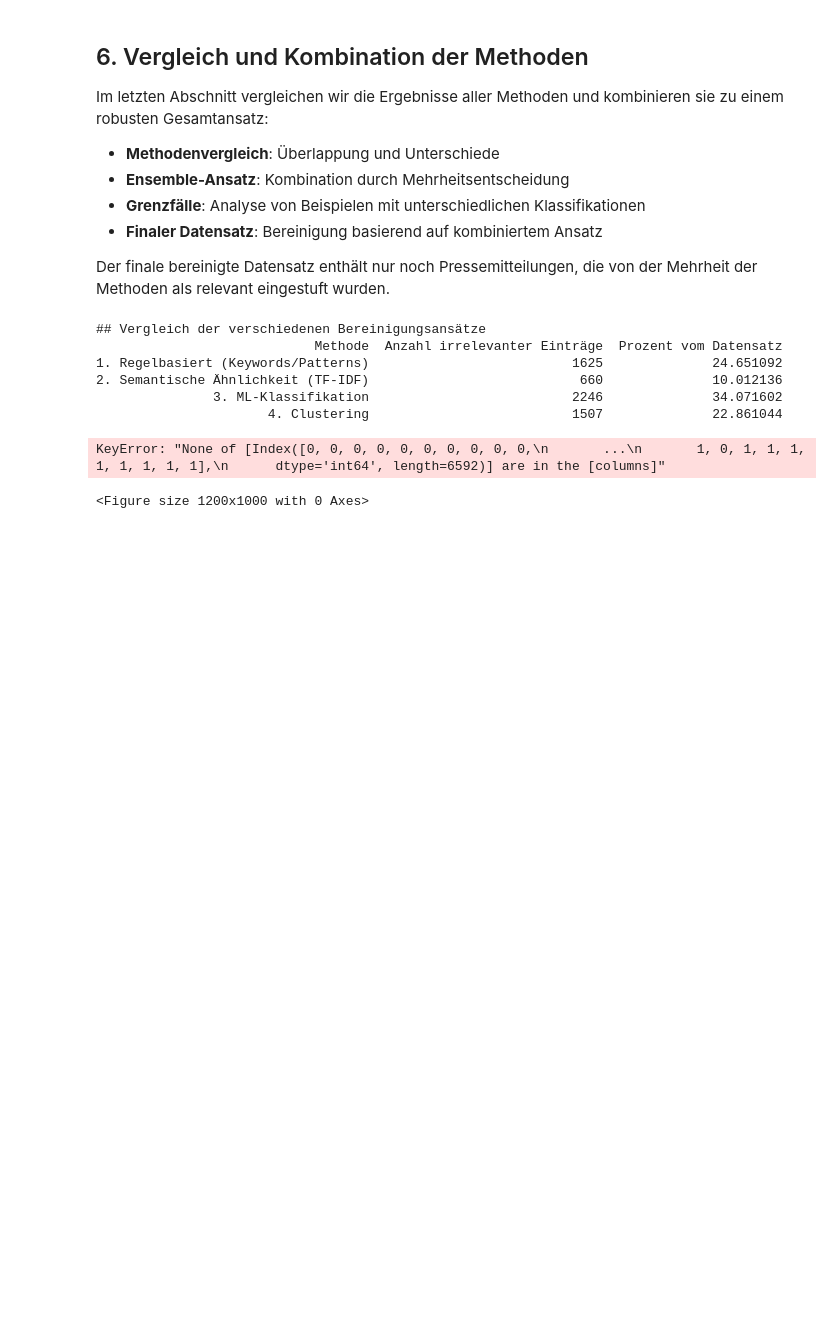
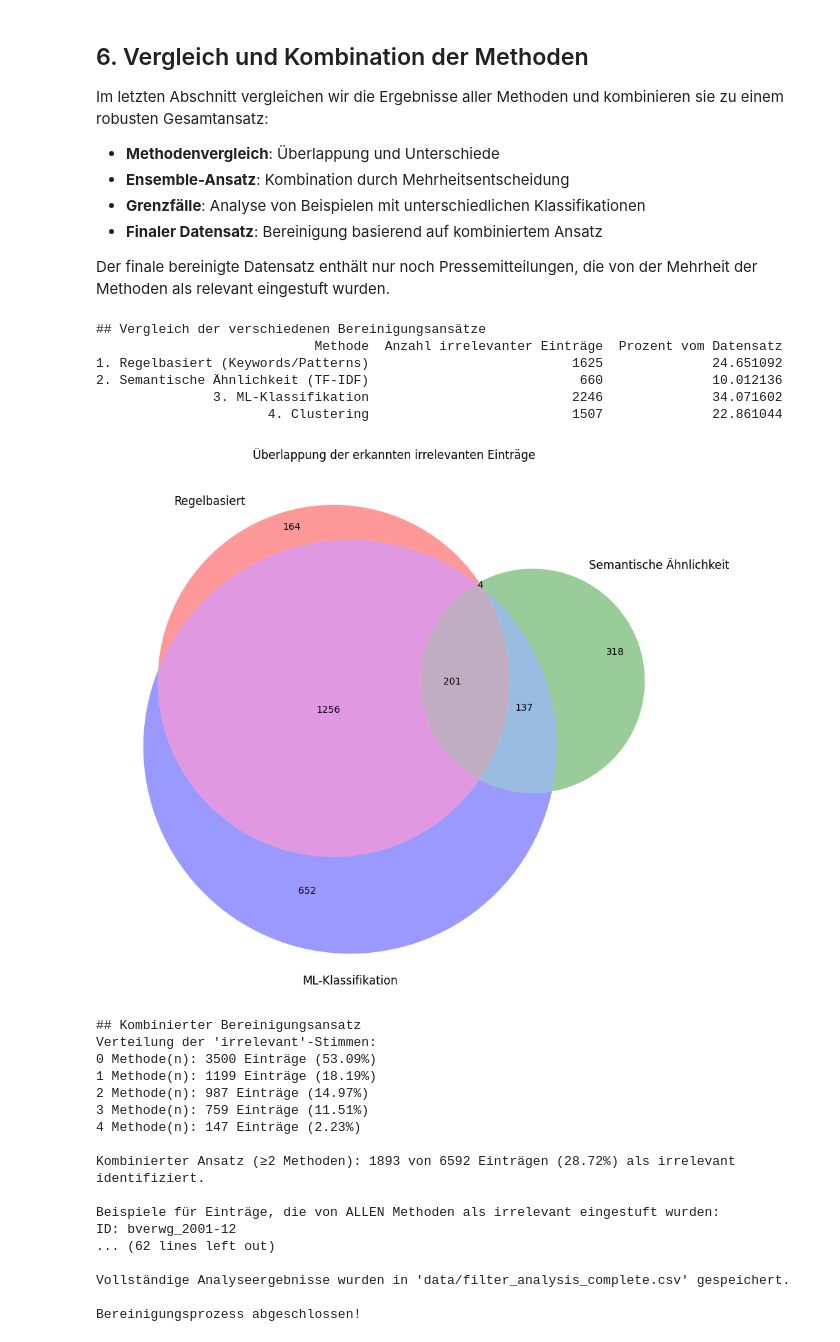
Before and after one commit to SebastianNagl/CourtPressGER, a Jupyter notebook: bereinigung.ipynb, the cells around one changed output. Saved outputs shown, nothing was run; the diff lists cells and outputs as text; code cells hidden in the pictures; blank space fills up the shorter version.

```diff
--- a/bereinigung.ipynb
+++ b/bereinigung.ipynb
@@ -941,7 +958,8 @@ from matplotlib_venn import venn3, venn3_circles
 # Erstelle Sets der irrelevanten Einträge für jede Methode
 rule_based_set = set(df[df['is_announcement_rule']].index)
 similarity_set = set(df[df['is_dissimilar_tfidf']].index)
-ml_set = set(df[df['is_irrelevant_ml']].index)
+# Konvertiere Integer-Werte zu Boolean für die Filterung
+ml_set = set(df[df['is_irrelevant_ml'] == 1].index)
 
 # Venn-Diagramm zeichnen
 venn = venn3(
@@ -991,7 +1009,7 @@ for _, row in borderline_cases.iterrows():
     print(f"ID: {row['id']}")
     print(f"Regelbasiert: {'Ja' if row['is_announcement_rule'] else 'Nein'}, "
           f"TF-IDF unähnlich: {'Ja' if row['is_dissimilar_tfidf'] else 'Nein'}, "
-          f"ML: {'Ja' if row['is_irrelevant_ml'] else 'Nein'}, "
+          f"ML: {'Ja' if row['is_irrelevant_ml'] == 1 else 'Nein'}, "
           f"Cluster: {'Ja' if row['is_irrelevant_cluster'] else 'Nein'}")
     print(f"Pressemitteilung (Anfang): {row['summary'][:200]}...")
     print("-" * 80)
@@ -1001,32 +1019,70 @@ for _, row in borderline_cases.iterrows():
 # Bereinigten Datensatz erstellen
 cleaned_df = df[~df['is_irrelevant_combined']].copy()
 print(f"\nBereinigter Datensatz: {len(cleaned_df)} Einträge (von ursprünglich {len(df)})")
 print(f"Entfernt: {len(df) - len(cleaned_df)} Einträge ({(len(df) - len(cleaned_df))/len(df)*100:.2f}%)")
 
 # Speichern des bereinigten Datensatzes
+from pathlib import Path
 output_dir = Path('cleaned_data')
 output_dir.mkdir(exist_ok=True)
 
 # Speichere den bereinigten Datensatz
 cleaned_output_file = output_dir / "cleaned_combined_methods.csv"
 cleaned_df.to_csv(cleaned_output_file, index=False)
 print(f"Bereinigter Datensatz gespeichert unter: {cleaned_output_file}")
 
 # Speichere auch die Metadaten der Bereinigung
 metadata_df = df[['id', 'is_announcement_rule', 'tfidf_similarity', 'is_dissimilar_tfidf',
                  'is_irrelevant_ml', 'irrelevant_prob', 'cluster', 'is_irrelevant_cluster',
                  'irrelevant_votes', 'is_irrelevant_combined']]
 metadata_output_file = output_dir / "cleaning_metadata.csv"
 metadata_df.to_csv(metadata_output_file, index=False)
 print(f"Bereinigungsmetadaten gespeichert unter: {metadata_output_file}")
 
+# Speichere die Analyseergebnisse mit erweiterten Metriken für alle Filtermethoden
+detailed_results = df[[
+    'id', 'summary',
+    # Regel-basierte Filterkriterien (Boolean)
+    'filter_future_indicators', 'filter_date_patterns',
+    'filter_headline_indicators', 'filter_headline_date',
+    # Regel-basierte Scores (0.0-1.0)
+    'filter_future_indicators_score', 'filter_date_patterns_score',
+    'filter_headline_indicators_score', 'filter_combined_rule_score',
+    # TF-IDF Ähnlichkeit
+    'tfidf_similarity', 'is_dissimilar_tfidf',
+    # Machine Learning Klassifikation
+    'irrelevant_prob', 'is_irrelevant_ml',
+    # Clustering
+    'cluster', 'is_irrelevant_cluster',
+    # Kombinierte Metriken
+    'irrelevant_votes', 'is_irrelevant_combined'
+]]
+detailed_results.to_csv('data/filter_analysis_complete.csv', index=False)
+print("\nVollständige Analyseergebnisse wurden in 'data/filter_analysis_complete.csv' gespeichert.")
+
 print("\nBereinigungsprozess abgeschlossen!")
 # %% [output]
 ## Vergleich der verschiedenen Bereinigungsansätze
                             Methode  Anzahl irrelevanter Einträge  Prozent vom Datensatz
 1. Regelbasiert (Keywords/Patterns)                          1625              24.651092
 2. Semantische Ähnlichkeit (TF-IDF)                           660              10.012136
                3. ML-Klassifikation                          2246              34.071602
                       4. Clustering                          1507              22.861044
+[figure, added]
-KeyError: "None of [Index([0, 0, 0, 0, 0, 0, 0, 0, 0, 0,\n       ...\n       1, 0, 1, 1, 1, 1, 1, 1, 1, 1],\n      dtype='int64', length=6592)] are in the [columns]"
+## Kombinierter Bereinigungsansatz
+Verteilung der 'irrelevant'-Stimmen:
+0 Methode(n): 3500 Einträge (53.09%)
+1 Methode(n): 1199 Einträge (18.19%)
+2 Methode(n): 987 Einträge (14.97%)
+3 Methode(n): 759 Einträge (11.51%)
+4 Methode(n): 147 Einträge (2.23%)
+
+Kombinierter Ansatz (≥2 Methoden): 1893 von 6592 Einträgen (28.72%) als irrelevant identifiziert.
+
+Beispiele für Einträge, die von ALLEN Methoden als irrelevant eingestuft wurden:
+ID: bverwg_2001-12
+... (62 lines left out)
+
+Vollständige Analyseergebnisse wurden in 'data/filter_analysis_complete.csv' gespeichert.
+
+Bereinigungsprozess abgeschlossen!
-<Figure size 1200x1000 with 0 Axes>
```
Also changed, not shown: parts of 2 cells of this notebook, 1 other file.
